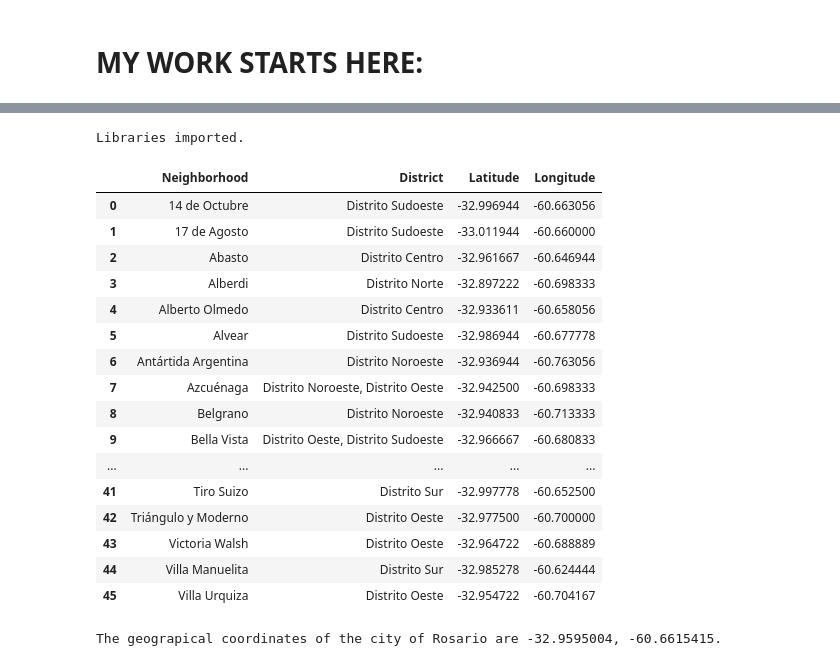
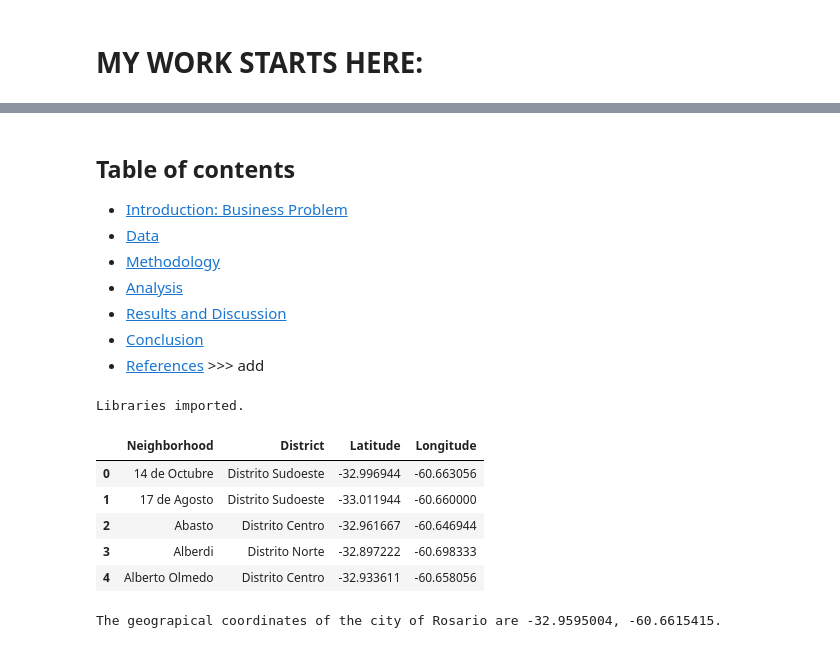
Before and after one commit to alinasansevich/Coursera_Capstone, a Jupyter notebook: Clustering-Neighborhoods-in-Rosario.ipynb, the cells around one changed output, grey strips where cells are left out. Saved outputs shown, nothing was run; the diff lists cells and outputs as text; code cells hidden in the pictures.

```diff
--- a/Clustering-Neighborhoods-in-Rosario.ipynb
+++ b/Clustering-Neighborhoods-in-Rosario.ipynb
@@ -195,3 +198,12 @@ https://en.wikipedia.org/wiki/Postal_codes_in_Argentina
+# %% [markdown]
+## Table of contents
+* [Introduction: Business Problem](#introduction)
+* [Data](#data)
+* [Methodology](#methodology)
+* [Analysis](#analysis)
+* [Results and Discussion](#results)
+* [Conclusion](#conclusion)
+* [References](#references) >>> add
 # %%
 import requests
 import os
@@ -215,25 +227,14 @@ Libraries imported.
 # %%
 # create dataframe with coordinates data for Rosario's neighborhoods
 neighborhoods = pd.read_csv('Barrios_de_Rosario.csv')
-neighborhoods
+neighborhoods.head()
 # %% [output]
 |  | Neighborhood | District | Latitude | Longitude |
 | 0 | 14 de Octubre | Distrito Sudoeste | -32.996944 | -60.663056 |
 | 1 | 17 de Agosto | Distrito Sudoeste | -33.011944 | -60.660000 |
 | 2 | Abasto | Distrito Centro | -32.961667 | -60.646944 |
 | 3 | Alberdi | Distrito Norte | -32.897222 | -60.698333 |
 | 4 | Alberto Olmedo | Distrito Centro | -32.933611 | -60.658056 |
-| 5 | Alvear | Distrito Sudoeste | -32.986944 | -60.677778 |
-| 6 | Antártida Argentina | Distrito Noroeste | -32.936944 | -60.763056 |
-| 7 | Azcuénaga | Distrito Noroeste, Distrito Oeste | -32.942500 | -60.698333 |
-| 8 | Belgrano | Distrito Noroeste | -32.940833 | -60.713333 |
-| 9 | Bella Vista | Distrito Oeste, Distrito Sudoeste | -32.966667 | -60.680833 |
-| ... | ... | ... | ... | ... |
-| 41 | Tiro Suizo | Distrito Sur | -32.997778 | -60.652500 |
-| 42 | Triángulo y Moderno | Distrito Oeste | -32.977500 | -60.700000 |
-| 43 | Victoria Walsh | Distrito Oeste | -32.964722 | -60.688889 |
-| 44 | Villa Manuelita | Distrito Sur | -32.985278 | -60.624444 |
-| 45 | Villa Urquiza | Distrito Oeste | -32.954722 | -60.704167 |
 # %%
 from geopy.geocoders import Nominatim # convert an address into latitude and longitude values
 # %%
```
Also changed, not shown: parts of 57 cells of this notebook.
